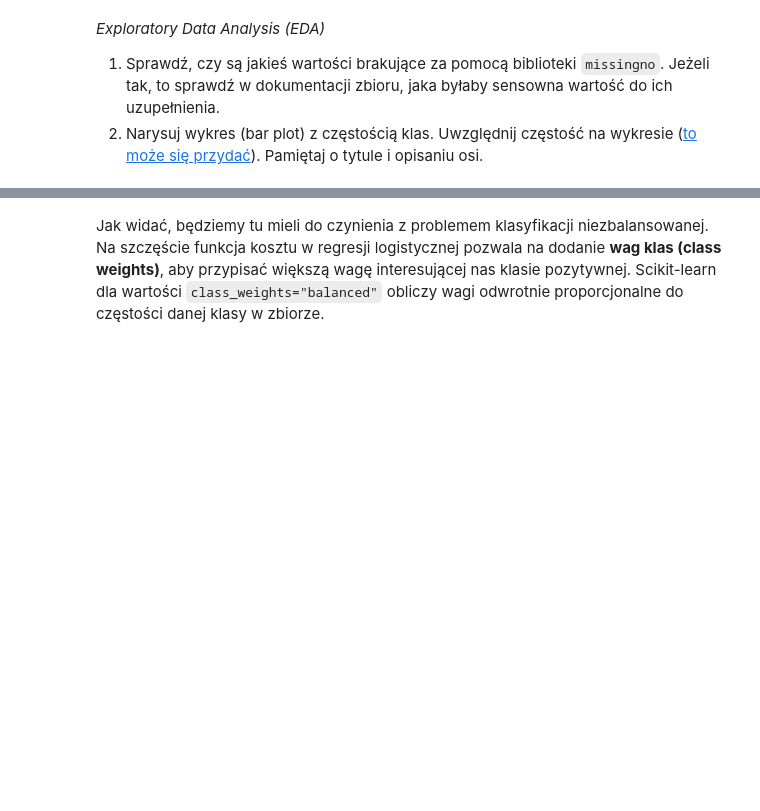
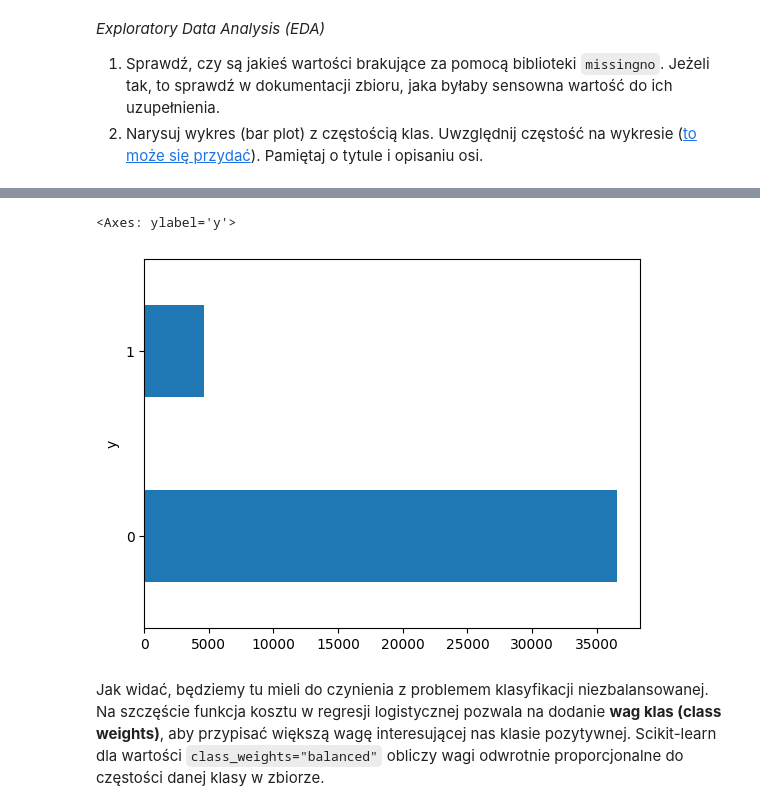
Before and after one commit to krudny/Introduction-to-artificial-inteligence, a Jupyter notebook: Lab1-linear-regression/lab_1.ipynb, the cells around one changed output, grey strips where cells are left out. Saved outputs shown, nothing was run; the diff lists cells and outputs as text; code cells hidden in the pictures; blank space fills up the shorter version.

```diff
--- a/Lab1-linear-regression/lab_1.ipynb
+++ b/Lab1-linear-regression/lab_1.ipynb
@@ -1142,3 +1141,8 @@ assert [0,1] == sorted(df['contact'].unique())
+# %%
+y.value_counts().plot.barh()
+# %% [output]
+<Axes: ylabel='y'>
+[figure, added]
 # %% [markdown]
 Jak widać, będziemy tu mieli do czynienia z problemem klasyfikacji niezbalansowanej. Na szczęście funkcja kosztu w regresji logistycznej pozwala na dodanie **wag klas (class weights)**, aby przypisać większą wagę interesującej nas klasie pozytywnej. Scikit-learn dla wartości `class_weights="balanced"` obliczy wagi odwrotnie proporcjonalne do częstości danej klasy w zbiorze.
 # %% [markdown]
```
Also changed, not shown: parts of 6 cells of this notebook.
